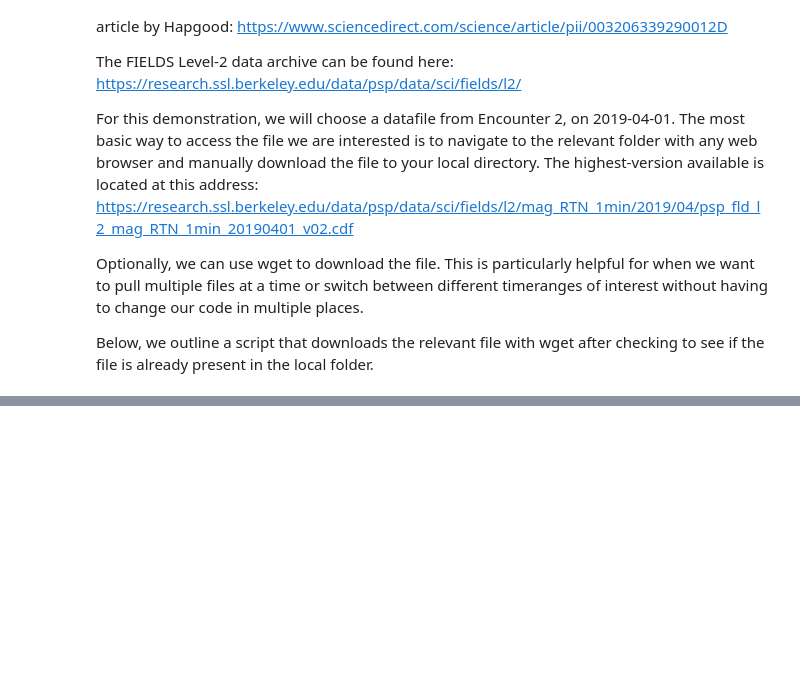
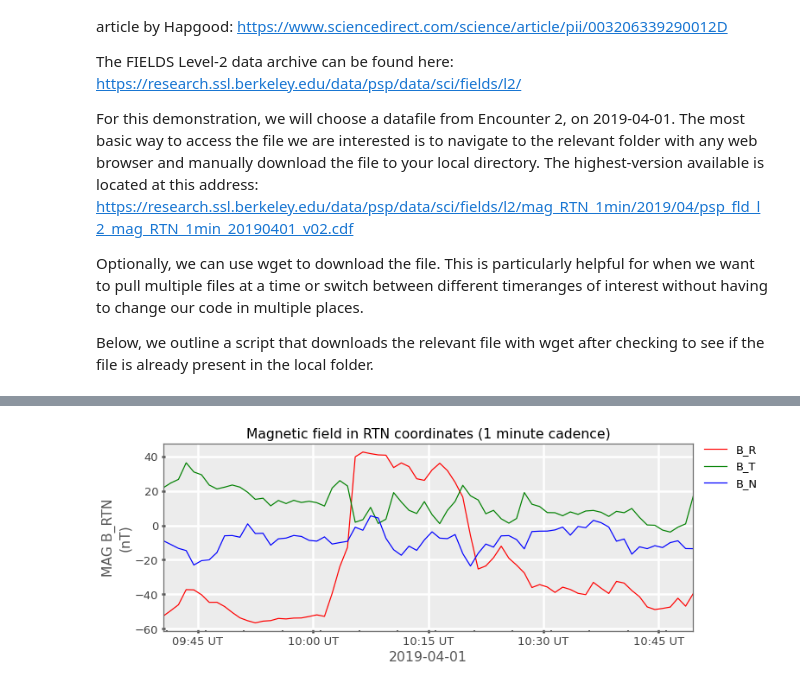
Before and after one commit to kpaulson/PSPGatewayHelp, a Jupyter notebook: JupyterNotebook_Tutorials/General/CDF_howTo/CDF_howTo.ipynb, the cells around one changed output, grey strips where cells are left out. Saved outputs shown, nothing was run; the diff lists cells and outputs as text; code cells hidden in the pictures; blank space fills up the shorter version.

```diff
--- a/JupyterNotebook_Tutorials/General/CDF_howTo/CDF_howTo.ipynb
+++ b/JupyterNotebook_Tutorials/General/CDF_howTo/CDF_howTo.ipynb
@@ -135,0 +225,25 @@ Use the bisect function or manually choose indices to just plot a small portion
+# %%
+import datetime
+# datetime(YYYY, mm, dd, HH, MM)
+start = datetime.datetime(2019, 4, 1, 9, 40)
+stop  = datetime.datetime(2019, 4, 1, 10, 50)
+print('start of time period:',start)
+print('end of time period:',stop)
+import bisect
+startIndex = bisect.bisect_left(epoch, start)
+stopIndex  = bisect.bisect_left(epoch, stop)
+print('startIndex:',startIndex)
+print('stopIndex:',stopIndex)
+
+# We create the plot canvas (fig) and subplot (ax) then plot the data within this subplot
+fig, ax = splot.plt.subplots()
+fig.set_size_inches(11,4)
+ax.plot(epoch[startIndex:stopIndex], mag_RTN_1min[startIndex:stopIndex], '-')
+
+# We change the time ticks to be more legible and add lables/legend:
+splot.applySmartTimeTicks(ax, epoch[startIndex:stopIndex], dolimit=True, dolabel=False)
+ax.set_ylabel(f'{mag_RTN_Label}\n({mag_RTN_Units})')
+ax.set_xlabel(f'{epoch[0]}'[0:10])
+ax.set_title(mag_RTN_Title)
+ax.legend(['B_R', 'B_T', 'B_N'], loc='upper right', bbox_to_anchor=(1.14, 1.05));
+# %% [output]
@@ -135,0 +254 @@ Use the bisect function or manually choose indices to just plot a small portion
+[figure, added]
```
Also changed, not shown: parts of 18 cells of this notebook.
